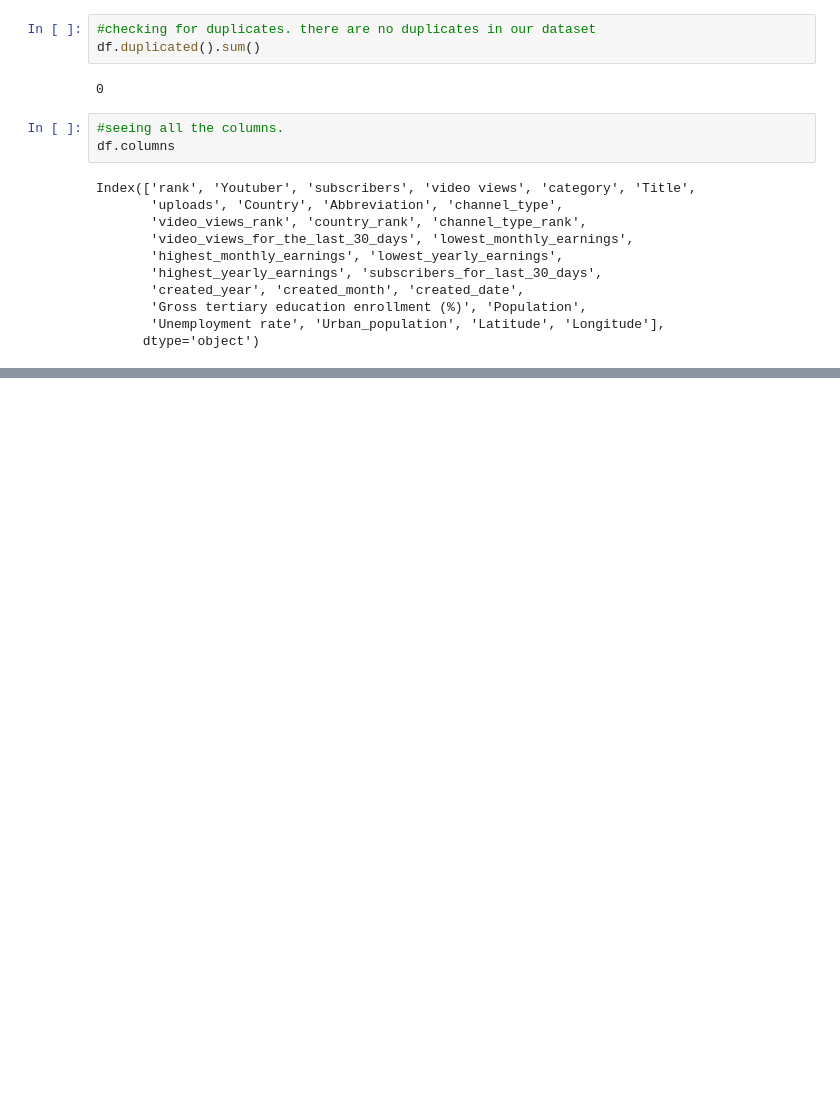
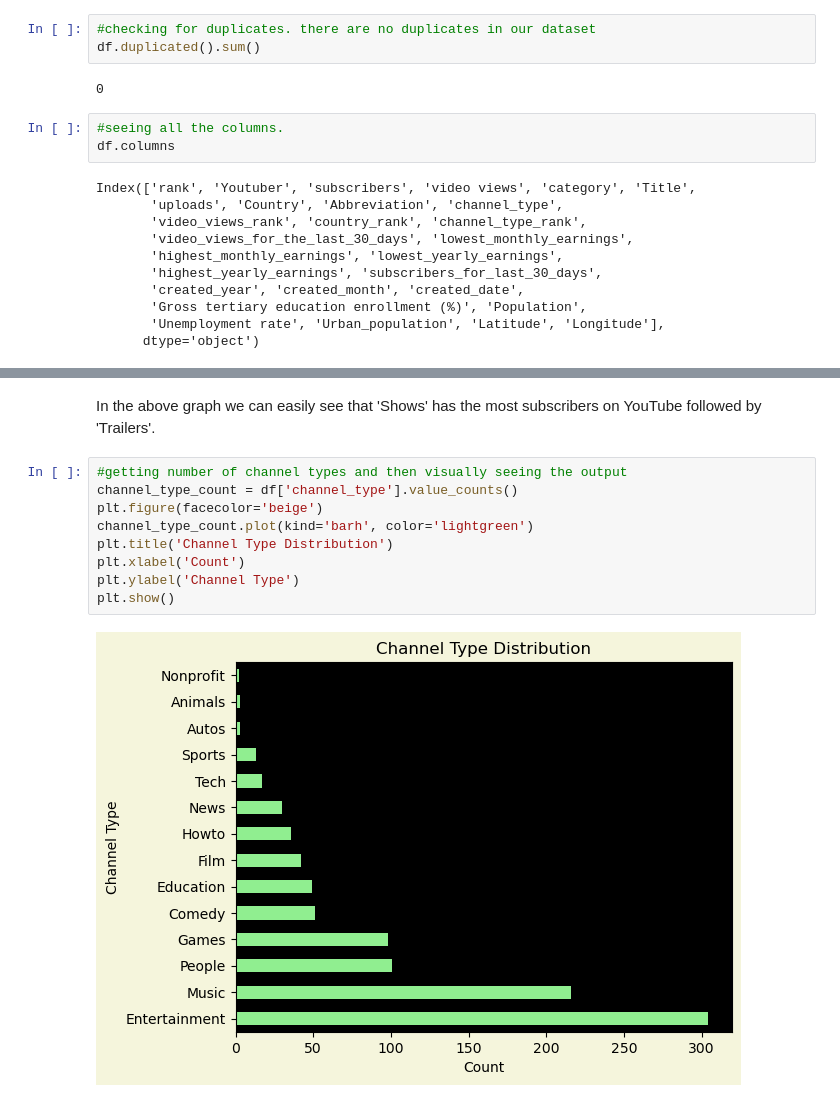
Before and after one commit to parashardevesh/data_analysis_and_ml, a Jupyter notebook: YouTube Statistics/Notebook.ipynb, the cells around one changed output, grey strips where cells are left out. Cells and saved outputs as stored; diff of their text form; blank space fills up the shorter version.

```diff
--- a/YouTube Statistics/Notebook.ipynb
+++ b/YouTube Statistics/Notebook.ipynb
@@ -94,0 +157,13 @@ Index(['rank', 'Youtuber', 'subscribers', 'video views', 'category', 'Title',
+# %% [markdown]
+In the above graph we can easily see that 'Shows' has the most subscribers on YouTube followed by 'Trailers'.
+# %%
+#getting number of channel types and then visually seeing the output
+channel_type_count = df['channel_type'].value_counts()
+plt.figure(facecolor='beige')
+channel_type_count.plot(kind='barh', color='lightgreen')
+plt.title('Channel Type Distribution')
+plt.xlabel('Count')
+plt.ylabel('Channel Type')
+plt.show()
+# %% [output]
+[figure, added]
```
Also changed, not shown: parts of 34 cells of this notebook.
